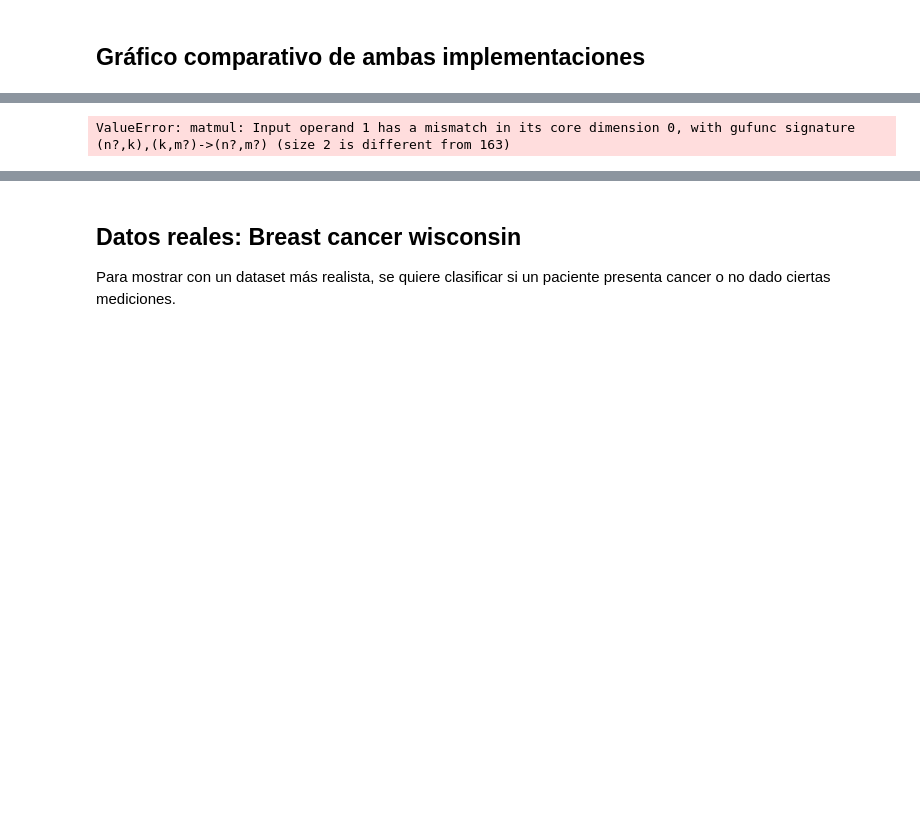
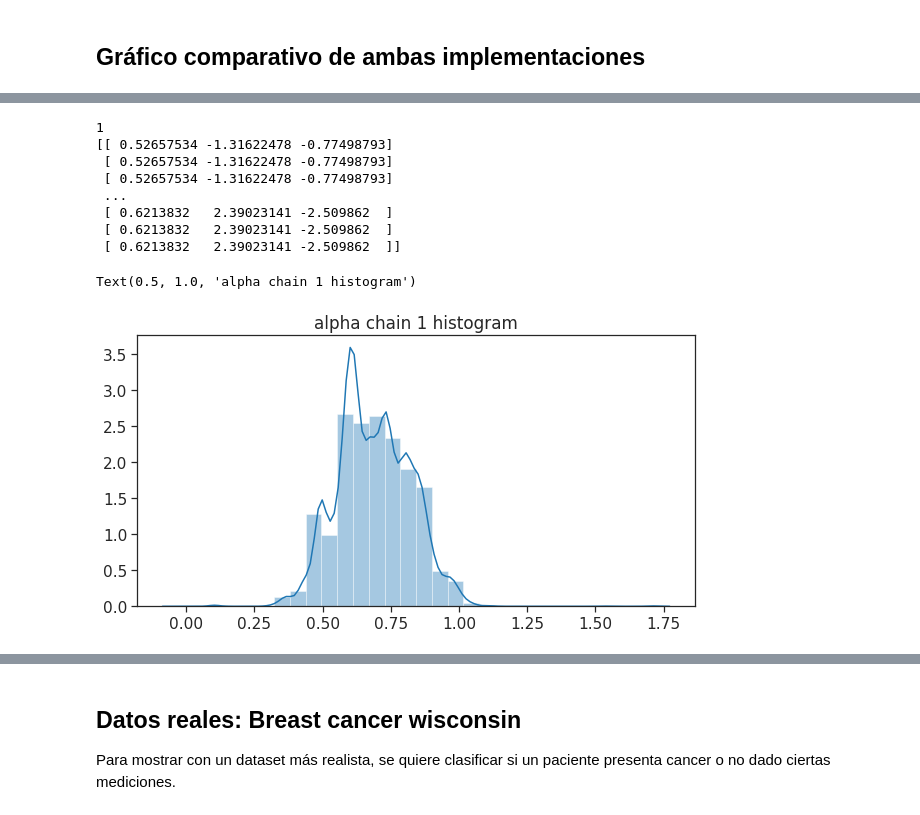
Before and after one commit to GAMES-UChile/Curso-BancoEstado, a Jupyter notebook: modulo7/modulo7.ipynb, the cells around one changed output, grey strips where cells are left out. Saved outputs shown, nothing was run; the diff lists cells and outputs as text; code cells hidden in the pictures; blank space fills up the shorter version.

```diff
--- a/modulo7/modulo7.ipynb
+++ b/modulo7/modulo7.ipynb
@@ -264,7 +264,7 @@ def mh_sampler(n_iter=100, y_obs=y_train, x0=None, tau=2):
     tau : varianza del proposal.
     """
     # si no especifico punto inicial, saca uno al azar
-    N = len(logr.coef_)+1
+    N = len(logr.coef_[0])+1
     if x0 is None:
         x0 = np.random.normal(size=(1,N))
 
@@ -279,7 +279,7 @@ def mh_sampler(n_iter=100, y_obs=y_train, x0=None, tau=2):
 
         # probabilidad aceptacion
         num = likelihood(w_c) * prior
-        denom = likelihood(W[it - 1]) * pror
+        denom = likelihood(W[it - 1]) * prior
         # probabilidad
         r = min(num / denom, 1)
 
@@ -293,7 +293,21 @@ def mh_sampler(n_iter=100, y_obs=y_train, x0=None, tau=2):
 
     return W
 
-
-chain1 = mh_sampler(1000, tau=0.1)
+print(len(logr.coef_))
+chain1 = mh_sampler(15000, tau=1)
+print(chain1)
 # %% [output]
-ValueError: matmul: Input operand 1 has a mismatch in its core dimension 0, with gufunc signature (n?,k),(k,m?)->(n?,m?) (size 2 is different from 163)
+1
+[[ 0.52657534 -1.31622478 -0.77498793]
+ [ 0.52657534 -1.31622478 -0.77498793]
+ [ 0.52657534 -1.31622478 -0.77498793]
+ ...
+ [ 0.6213832   2.39023141 -2.509862  ]
+ [ 0.6213832   2.39023141 -2.509862  ]
+ [ 0.6213832   2.39023141 -2.509862  ]]
+# %%
+sns.distplot(chain1[:,0],bins=30)
+plt.title("alpha chain 1 histogram")
+# %% [output]
+Text(0.5, 1.0, 'alpha chain 1 histogram')
+[figure, added]
```
Also changed, not shown: parts of 7 cells of this notebook.
